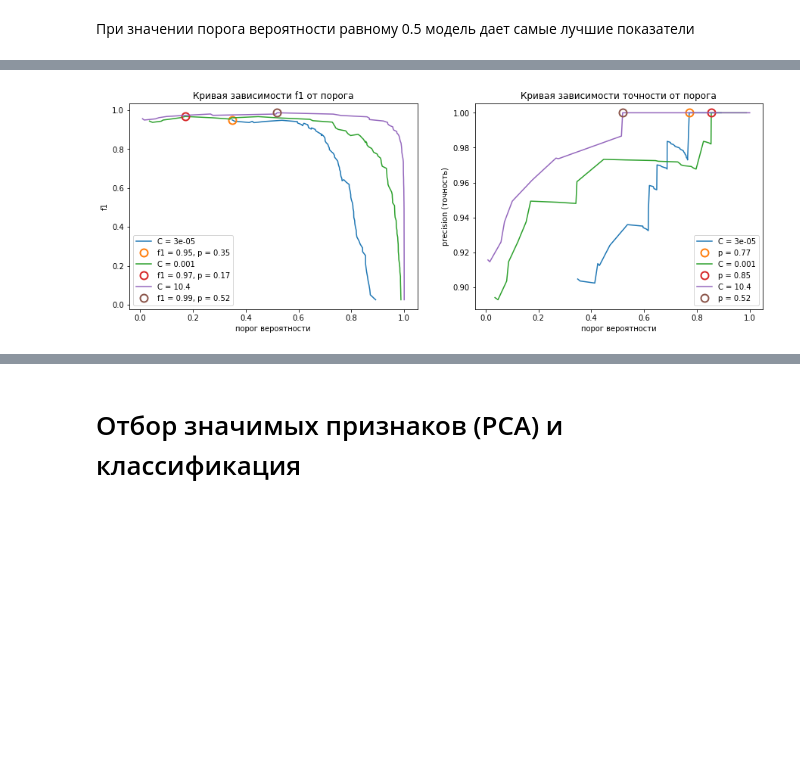
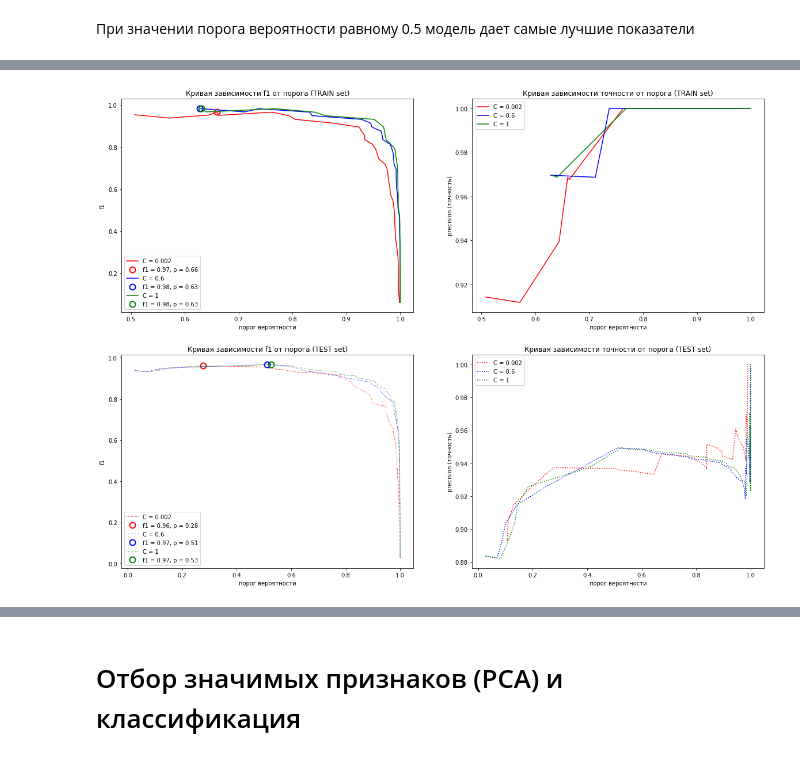
Before and after one commit to KarrieH/Breast_Can-er_training_ScikitLearn, a Jupyter notebook: log_reg_CancerData.ipynb, the cells around one changed output, grey strips where cells are left out. Drawn from its saved outputs; the diff is of its cells as text; code cells hidden in the pictures; blank space fills up the shorter version.

```diff
--- a/log_reg_CancerData.ipynb
+++ b/log_reg_CancerData.ipynb
@@ -598,0 +544,15 @@ avg / total       0.97      0.97      0.97       107
+# %%
+# порог T: все объекты, имеющие предсказание выше порога, относят к классу 1, остальные - к классу 0.
+fig, axes = plt.subplots(1, 3, figsize=(15, 5))
+
+for c, ax in zip([0.002, 0.6, 1], axes):
+
+    log_reg = LogisticRegression(C = c).fit(X_train,y_train)
+    predicted = log_reg.predict_proba(X_valid)[:,1]
+    actual = y_valid
+    ax.scatter(actual,predicted, c = actual)
+    ax.plot([-0.1, 1.1], [0.5, 0.5], c = 'black') # уровень порога
+    ax.axis([-0.1, 1.1, -0.1, 1.1])
+    ax.set_title("LogisticRegression (C = {})".format(c))
+    ax.set_xlabel("Labels")
+    ax.set_ylabel("Predicted probabilities")
@@ -599,31 +561,64 @@ avg / total       0.97      0.97      0.97       107
 # %%
-fig, axes = plt.subplots(1, 2, figsize=(15, 5))
+fig, axes = plt.subplots(2, 2, figsize=(20, 15))
 
-for c in [0.00003, 0.001, 10.4]:
+for c, col in zip([0.002, 0.6, 1], ['r','b','g']):
     log_reg = LogisticRegression(C = c).fit(X_train,y_train)
+
+    precision_train, recall_train, tresholds_train = precision_recall_curve(y_train, log_reg.predict_proba(X_train)[:,1])
     precision, recall, tresholds = precision_recall_curve(y_valid, log_reg.predict_proba(X_valid)[:,1])
+
     f_scores = []
+    f_scores_train = []
     for i in tresholds:
         y_pred_change_threshold = log_reg.predict_proba(X_valid) >= i
         f_scores.append(f1_score(y_valid,y_pred_change_threshold[:,1]))
+    for t in tresholds_train:
+        y_pred_change_threshold_train = log_reg.predict_proba(X_train) >= t
+        f_scores_train.append(f1_score(y_train,y_pred_change_threshold_train[:,1]))
+
     max_f1 = np.argmax(np.abs(f_scores))
-    axes[0].plot(tresholds, f_scores, label = 'C = {}'.format(c))
-    axes[0].plot(tresholds[max_f1], f_scores[max_f1],'o', markersize=10,
-             label="f1 = {:.2f}, p = {:.2f}".format(f_scores[max_f1],tresholds[max_f1]),
-             fillstyle="none",mew=2)
-    axes[0].set_title('Кривая зависимости f1 от порога')
-    axes[0].set_xlabel('порог вероятности')
-    axes[0].set_ylabel('f1')
-    axes[0].legend(loc = 'best')
+    max_f1_train = np.argmax(np.abs(f_scores_train))
+
+    axes[0][0].plot(tresholds_train, f_scores_train, label = 'C = {}'.format(c), c = col)
+    axes[0][0].plot(tresholds_train[max_f1_train], f_scores_train[max_f1_train],'o', markersize=10,
+             label="f1 = {:.2f}, p = {:.2f}".format(f_scores_train[max_f1_train],tresholds_train[max_f1_train]),
+             fillstyle="none",mew=2, c = col)
+
+    axes[1][0].plot(tresholds, f_scores, label = 'C = {}'.format(c), linestyle='dotted', c = col,linewidth = 0.9)
+    axes[1][0].plot(tresholds[max_f1], f_scores[max_f1],'o', markersize=10,
+                    label="f1 = {:.2f}, p = {:.2f}".format(f_scores[max_f1],tresholds[max_f1]),
+                    fillstyle="none",mew=2, c = col)
+
+    axes[0][0].set_title('Кривая зависимости f1 от порога (TRAIN set)')
+    axes[1][0].set_title('Кривая зависимости f1 от порога (TEST set)')
+    axes[0][0].set_xlabel('порог вероятности')
+    axes[0][0].set_ylabel('f1')
+    axes[0][0].legend(loc = 'best')
+
+    axes[1][0].set_xlabel('порог вероятности')
+    axes[1][0].set_ylabel('f1')
+    axes[1][0].legend(loc = 'best')
 
     max_precision = np.argmax(np.abs(precision))
-    axes[1].plot(tresholds, precision[:-1], label = 'C = {}'.format(c))
-    axes[1].plot(tresholds[max_precision], precision[:-1][max_precision],'o', markersize=10,
-             label="p = {:.2f}".format(tresholds[max_precision]), fillstyle="none",mew=2)
-    axes[1].set_title('Кривая зависимости точности от порога')
-    axes[1].set_xlabel('порог вероятности')
-    axes[1].set_ylabel('precision (точность)')
-    axes[1].legend(loc = 'best')
+    #max_precision_train = np.argmax(np.abs(precision_train))
+
+    axes[0][1].plot(tresholds_train, precision_train[:-1], label = 'C = {}'.format(c), c = col)
+    #axes[0][1].plot(tresholds_train[max_precision_train], precision_train[:-1][max_precision_train],'o', markersize=10,
+             #label="p = {:.2f}".format(tresholds_train[max_precision_train]), fillstyle="none",mew=2, c = col)
+
+    axes[1][1].plot(tresholds, precision[:-1], label = 'C = {}'.format(c), linestyle='dotted', c = col)
+    #axes[1][1].plot(tresholds[max_precision], precision[:-1][max_precision],'o', markersize=10,
+             #label="p = {:.2f}".format(tresholds[max_precision]), fillstyle="none",mew=2, c = col)
+
+    axes[0][1].set_title('Кривая зависимости точности от порога (TRAIN set)' )
+    axes[0][1].set_xlabel('порог вероятности')
+    axes[0][1].set_ylabel('precision (точность)')
+    axes[0][1].legend(loc = 'best')
+
+    axes[1][1].set_title('Кривая зависимости точности от порога (TEST set)' )
+    axes[1][1].set_xlabel('порог вероятности')
+    axes[1][1].set_ylabel('precision (точность)')
+    axes[1][1].legend(loc = 'best')
 plt.show()
 # %% [output]
-[figure, old version]
+[figure, new version]
```
Also changed, not shown: parts of 20 cells of this notebook.
